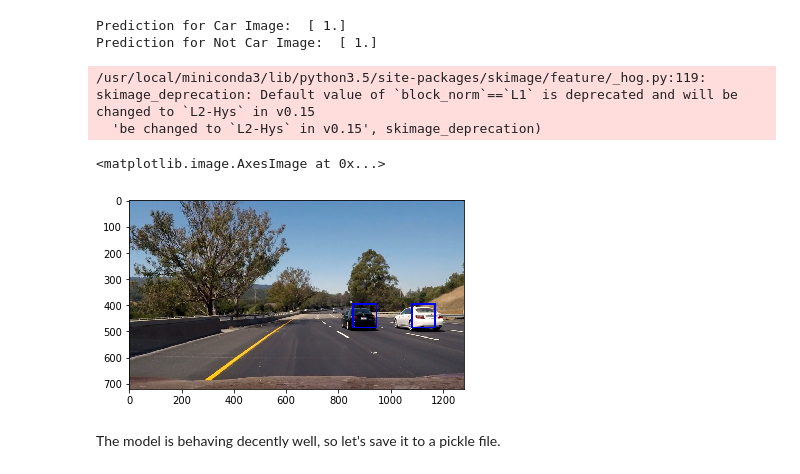
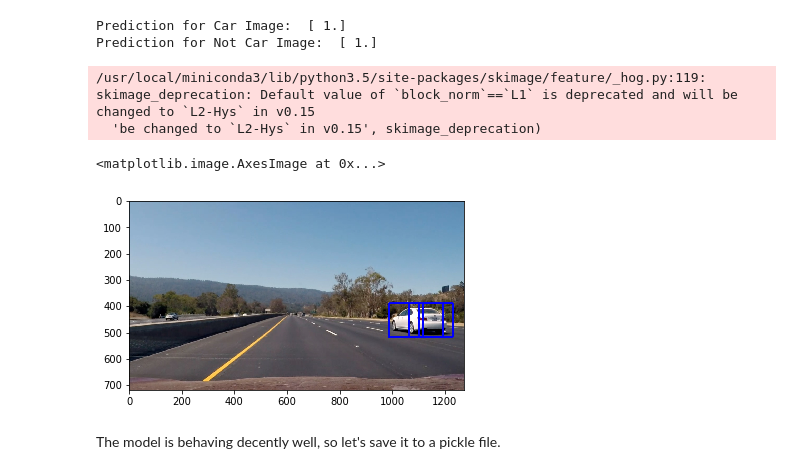
Before and after one commit to vburca/SDC-ND, a Jupyter notebook: projects/p5-vehicle_detection/P5-classifier.ipynb, the cells around one changed output. Cells and saved outputs as stored; diff of their text form; code cells hidden in the pictures.

```diff
--- a/projects/p5-vehicle_detection/P5-classifier.ipynb
+++ b/projects/p5-vehicle_detection/P5-classifier.ipynb
@@ -69,6 +72,6 @@ interact(interactive_hog, colorspace=(1, 7), channel=(0, 2), orient=(1, 20), pix
 # %%
 ### TODO: Tweak these parameters and see how the results change.
-color_space = 'HSV' # Can be RGB, HSV, LUV, HLS, YUV, YCrCb
+color_space = 'YCrCb' # Can be RGB, HSV, LUV, HLS, YUV, YCrCb
 orient = 9  # HOG orientations
 pix_per_cell = 8 # HOG pixels per cell
 cell_per_block = 2 # HOG cells per block
@@ -235,34 +238,34 @@ def search_windows(img, windows, clf, scaler, color_space='RGB',
     #8) Return windows for positive detections
     return on_windows
 # %%
-highway_img = mpimg.imread('test_images/test6.jpg')
+highway_img = mpimg.imread('test_images/test7.jpg')
 draw_image = np.copy(highway_img)
 
 # Uncomment the following line if you extracted training
 # data from .png images (scaled 0 to 1 by mpimg) and the
 # image you are searching is a .jpg (scaled 0 to 255)
 #image = image.astype(np.float32)/255
 
 y_start_stop = [350, None] # Min and max in y to search in slide_window()
 
 windows = slide_window(highway_img, x_start_stop=[None, None], y_start_stop=y_start_stop,
-                    xy_window=(90, 90), xy_overlap=(0.5, 0.5))
+                    xy_window=(128, 128), xy_overlap=(0.7, 0.7))
 
 hot_windows = search_windows(highway_img, windows, svc, X_scaler, color_space=color_space,
                         spatial_size=spatial_size, hist_bins=hist_bins,
                         orient=orient, pix_per_cell=pix_per_cell,
                         cell_per_block=cell_per_block,
                         hog_channel=hog_channel, spatial_feat=spatial_feat,
                         hist_feat=hist_feat, hog_feat=hog_feat)
 
 window_img = draw_boxes(draw_image, hot_windows, color=(0, 0, 255), thick=6)
 
 plt.imshow(window_img)
 # %% [output]
 /usr/local/miniconda3/lib/python3.5/site-packages/skimage/feature/_hog.py:119: skimage_deprecation: Default value of `block_norm`==`L1` is deprecated and will be changed to `L2-Hys` in v0.15
   'be changed to `L2-Hys` in v0.15', skimage_deprecation)
 <matplotlib.image.AxesImage at 0x...>
-[figure, old version]
+[figure, new version]
 # %% [markdown]
 The model is behaving decently well, so let's save it to a pickle file.
 # %%
```
Also changed, not shown: parts of 2 cells of this notebook, 30 other files.
